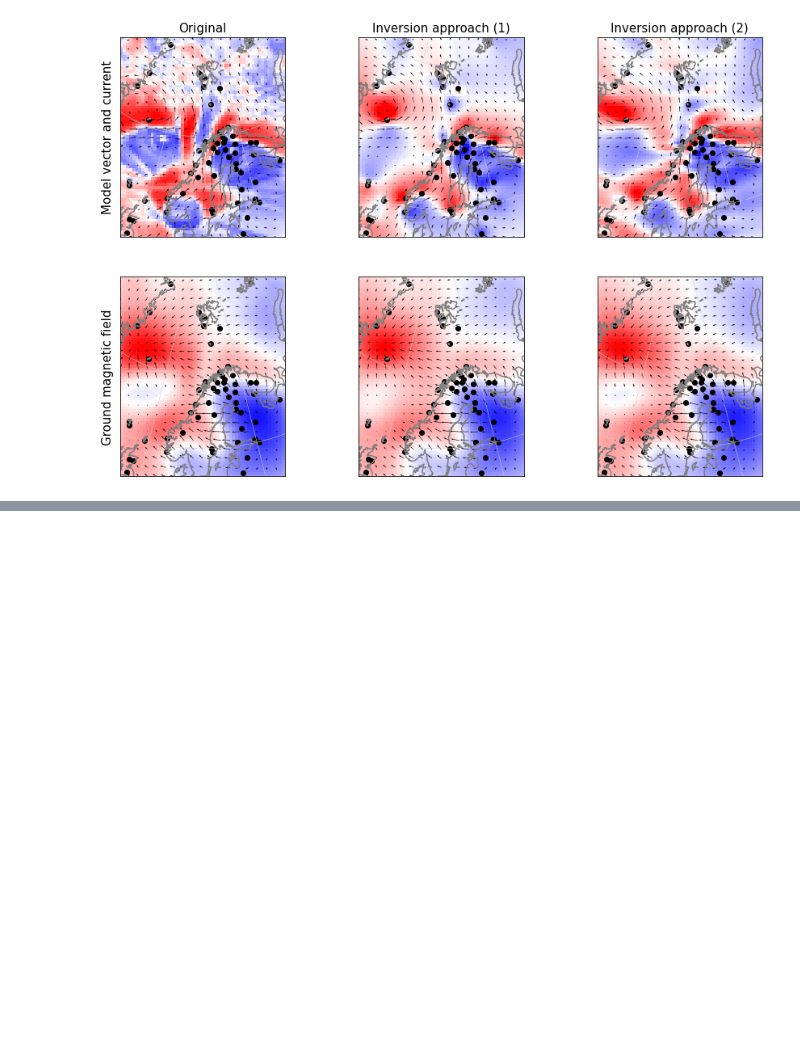
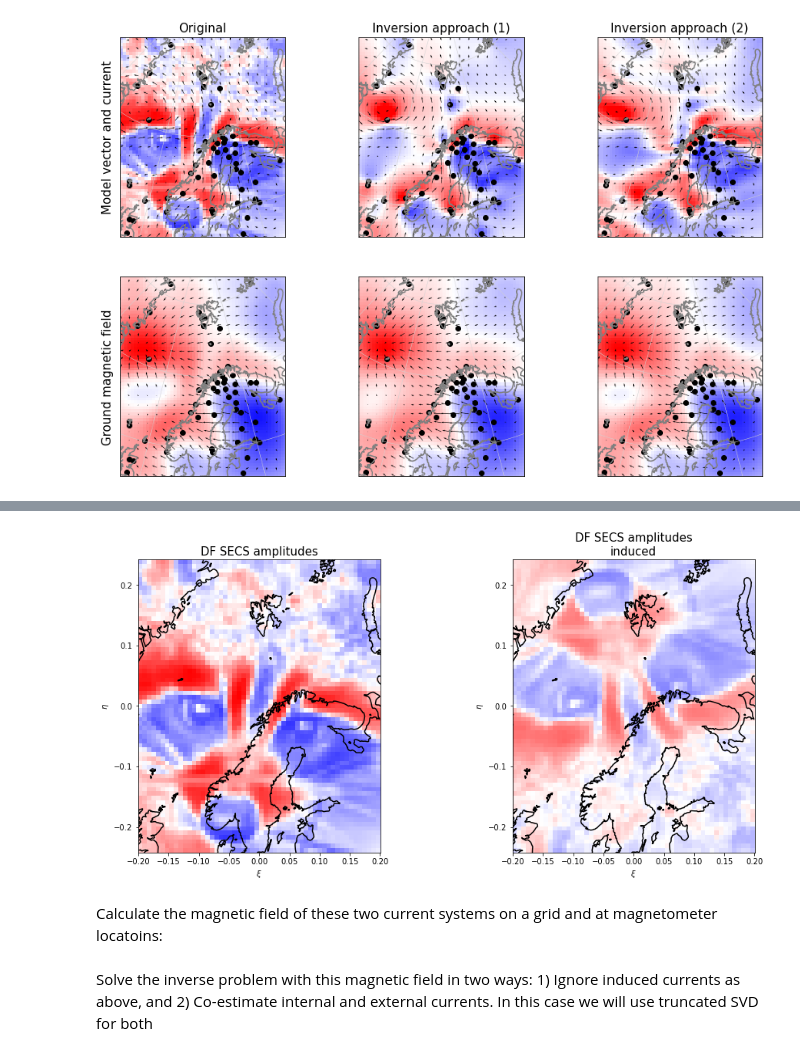
Before and after one commit to klaundal/secsy, a Jupyter notebook: notebooks/SECS_example.ipynb, the cells around one changed output, grey strips where cells are left out. Drawn from its saved outputs; the diff is of its cells as text; code cells hidden in the pictures; blank space fills up the shorter version.

```diff
--- a/notebooks/SECS_example.ipynb
+++ b/notebooks/SECS_example.ipynb
@@ -176,0 +258,18 @@ plt.show()
+# %%
+Ig = 0.6 * I.reshape(grid.shape)[::-1].flatten()
+
+fig, ax = plt.subplots(ncols = 2, figsize = (16, 7))
+csax = CSplot(ax[0], grid, gridtype = 'cs')
+csax.pcolormesh(grid.lon_mesh, grid.lat_mesh, I.reshape(grid.shape), cmap = plt.cm.bwr, vmin = -np.abs(I.max()), vmax = np.abs(I.max()))
+csax.ax.set_title('DF SECS amplitudes', size = 15)
+csax.add_coastlines(color = 'black', resolution = '50m')
+
+csax = CSplot(ax[1], grid, gridtype = 'cs')
+csax.pcolormesh(grid.lon_mesh, grid.lat_mesh, Ig.reshape(grid.shape), cmap = plt.cm.bwr, vmin = -np.abs(I.max()), vmax = np.abs(I.max()))
+csax.ax.set_title('DF SECS amplitudes\ninduced', size = 15)
+csax.add_coastlines(color = 'black', resolution = '50m')
+plt.show()
+# %% [output]
+[figure, added]
+# %% [markdown]
+Calculate the magnetic field of these two current systems on a grid and at magnetometer locatoins:
@@ -176,0 +284,2 @@ plt.show()
+# %% [markdown]
+Solve the inverse problem with this magnetic field in two ways: 1) Ignore induced currents as above, and 2) Co-estimate internal and external currents. In this case we will use truncated SVD for both
```
Also changed, not shown: parts of 13 cells of this notebook.
